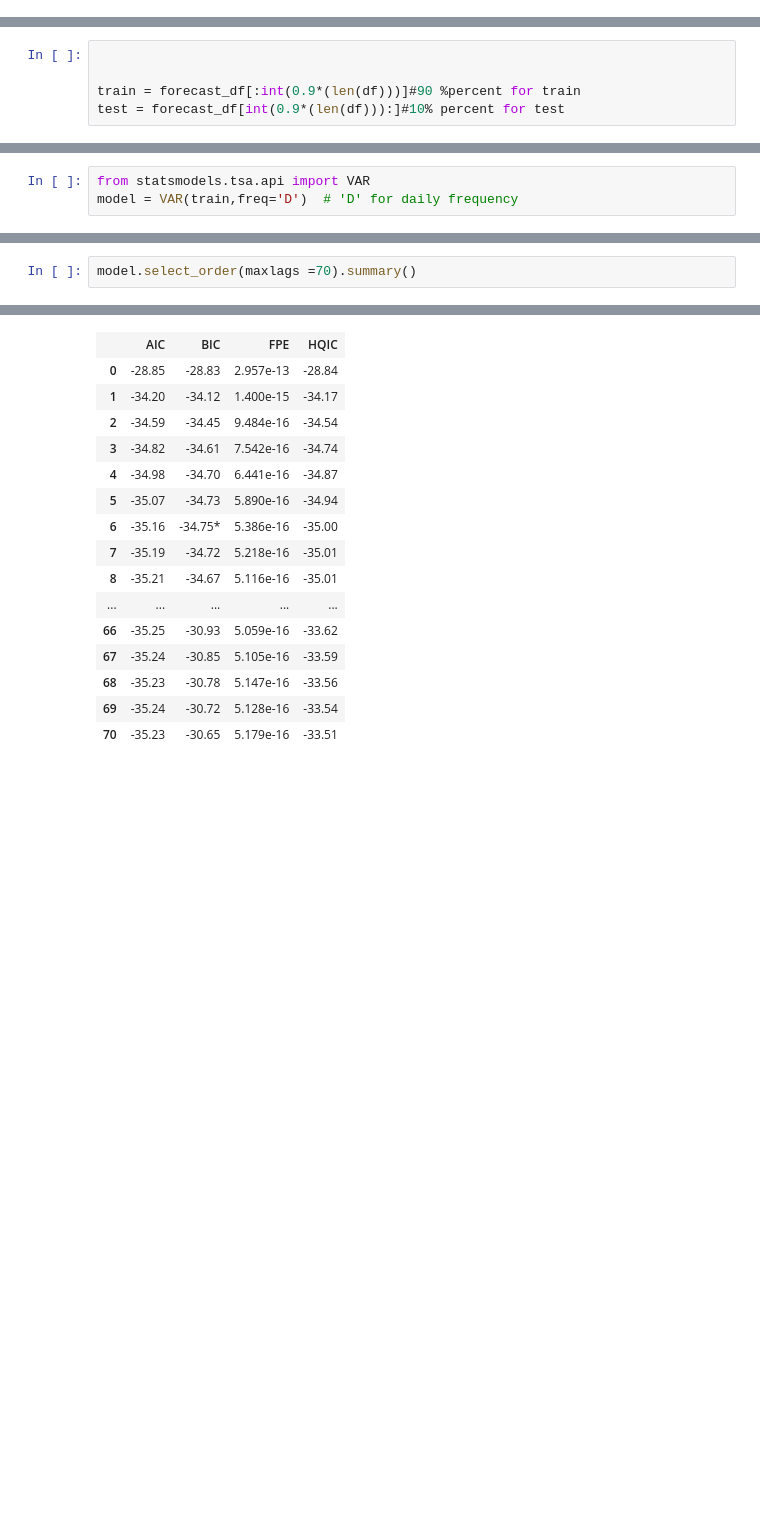
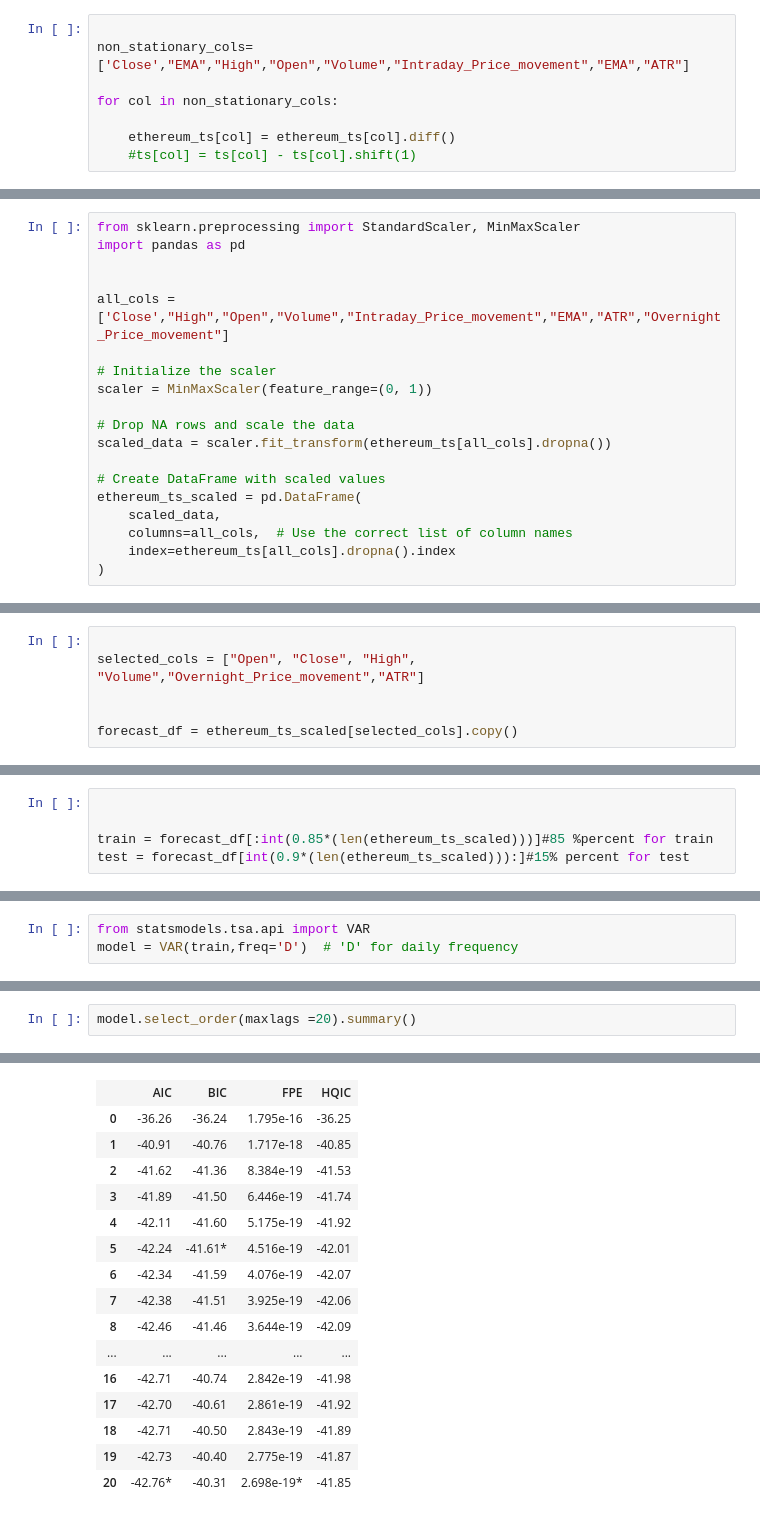
Before and after one commit to injilashah/TSD, a Jupyter notebook: Notebooks/Forecasting_with_VAR.ipynb, the cells around one changed output, grey strips where cells are left out. Drawn from its saved outputs; the diff is of its cells as text; blank space fills up the shorter version.

```diff
--- a/Notebooks/Forecasting_with_VAR.ipynb
+++ b/Notebooks/Forecasting_with_VAR.ipynb
@@ -509,0 +361,8 @@ forecast_df_scaled=pd.DataFrame(scaled_data, columns=features, index=forecast_df
+# %%
+
+non_stationary_cols=['Close',"EMA","High","Open","Volume","Intraday_Price_movement","EMA","ATR"]
+
+for col in non_stationary_cols:
+
+    ethereum_ts[col] = ethereum_ts[col].diff()
+    #ts[col] = ts[col] - ts[col].shift(1)
@@ -509,0 +426,19 @@ forecast_df_scaled=pd.DataFrame(scaled_data, columns=features, index=forecast_df
+# %%
+from sklearn.preprocessing import StandardScaler, MinMaxScaler
+import pandas as pd
+
+
+all_cols =['Close',"High","Open","Volume","Intraday_Price_movement","EMA","ATR","Overnight_Price_movement"]
+
+# Initialize the scaler
+scaler = MinMaxScaler(feature_range=(0, 1))
+
+# Drop NA rows and scale the data
+scaled_data = scaler.fit_transform(ethereum_ts[all_cols].dropna())
+
+# Create DataFrame with scaled values
+ethereum_ts_scaled = pd.DataFrame(
+    scaled_data,
+    columns=all_cols,  # Use the correct list of column names
+    index=ethereum_ts[all_cols].dropna().index
+)
@@ -510,3 +522,9 @@ forecast_df_scaled=pd.DataFrame(scaled_data, columns=features, index=forecast_df
+# %%
+
+selected_cols = ["Open", "Close", "High", "Volume","Overnight_Price_movement","ATR"]
+
+
+forecast_df = ethereum_ts_scaled[selected_cols].copy()
 # %%
 forecast_df
 # %% [output]
@@ -527,5 +545,5 @@ forecast_df
 # %%
 
 
-train = forecast_df[:int(0.9*(len(df)))]#90 %percent for train
-test = forecast_df[int(0.9*(len(df))):]#10% percent for test
+train = forecast_df[:int(0.85*(len(ethereum_ts_scaled)))]#85 %percent for train
+test = forecast_df[int(0.9*(len(ethereum_ts_scaled))):]#15% percent for test
@@ -561,20 +573,20 @@ model = VAR(train,freq='D')  # 'D' for daily frequency
 # %%
-model.select_order(maxlags =70).summary()
+model.select_order(maxlags =20).summary()
 # %% [output]
 VAR Order Selection (* highlights the minimums)
 |  | AIC | BIC | FPE | HQIC |
-| 0 | -28.85 | -28.83 | 2.957e-13 | -28.84 |
-| 1 | -34.20 | -34.12 | 1.400e-15 | -34.17 |
-| 2 | -34.59 | -34.45 | 9.484e-16 | -34.54 |
-| 3 | -34.82 | -34.61 | 7.542e-16 | -34.74 |
-| 4 | -34.98 | -34.70 | 6.441e-16 | -34.87 |
-| 5 | -35.07 | -34.73 | 5.890e-16 | -34.94 |
-| 6 | -35.16 | -34.75* | 5.386e-16 | -35.00 |
-| 7 | -35.19 | -34.72 | 5.218e-16 | -35.01 |
-| 8 | -35.21 | -34.67 | 5.116e-16 | -35.01 |
+| 0 | -36.26 | -36.24 | 1.795e-16 | -36.25 |
+| 1 | -40.91 | -40.76 | 1.717e-18 | -40.85 |
+| 2 | -41.62 | -41.36 | 8.384e-19 | -41.53 |
+| 3 | -41.89 | -41.50 | 6.446e-19 | -41.74 |
+| 4 | -42.11 | -41.60 | 5.175e-19 | -41.92 |
+| 5 | -42.24 | -41.61* | 4.516e-19 | -42.01 |
+| 6 | -42.34 | -41.59 | 4.076e-19 | -42.07 |
+| 7 | -42.38 | -41.51 | 3.925e-19 | -42.06 |
+| 8 | -42.46 | -41.46 | 3.644e-19 | -42.09 |
 | ... | ... | ... | ... | ... |
-| 66 | -35.25 | -30.93 | 5.059e-16 | -33.62 |
-| 67 | -35.24 | -30.85 | 5.105e-16 | -33.59 |
-| 68 | -35.23 | -30.78 | 5.147e-16 | -33.56 |
-| 69 | -35.24 | -30.72 | 5.128e-16 | -33.54 |
-| 70 | -35.23 | -30.65 | 5.179e-16 | -33.51 |
+| 16 | -42.71 | -40.74 | 2.842e-19 | -41.98 |
+| 17 | -42.70 | -40.61 | 2.861e-19 | -41.92 |
+| 18 | -42.71 | -40.50 | 2.843e-19 | -41.89 |
+| 19 | -42.73 | -40.40 | 2.775e-19 | -41.87 |
+| 20 | -42.76* | -40.31 | 2.698e-19* | -41.85 |
```
Also changed, not shown: parts of 95 cells of this notebook.
